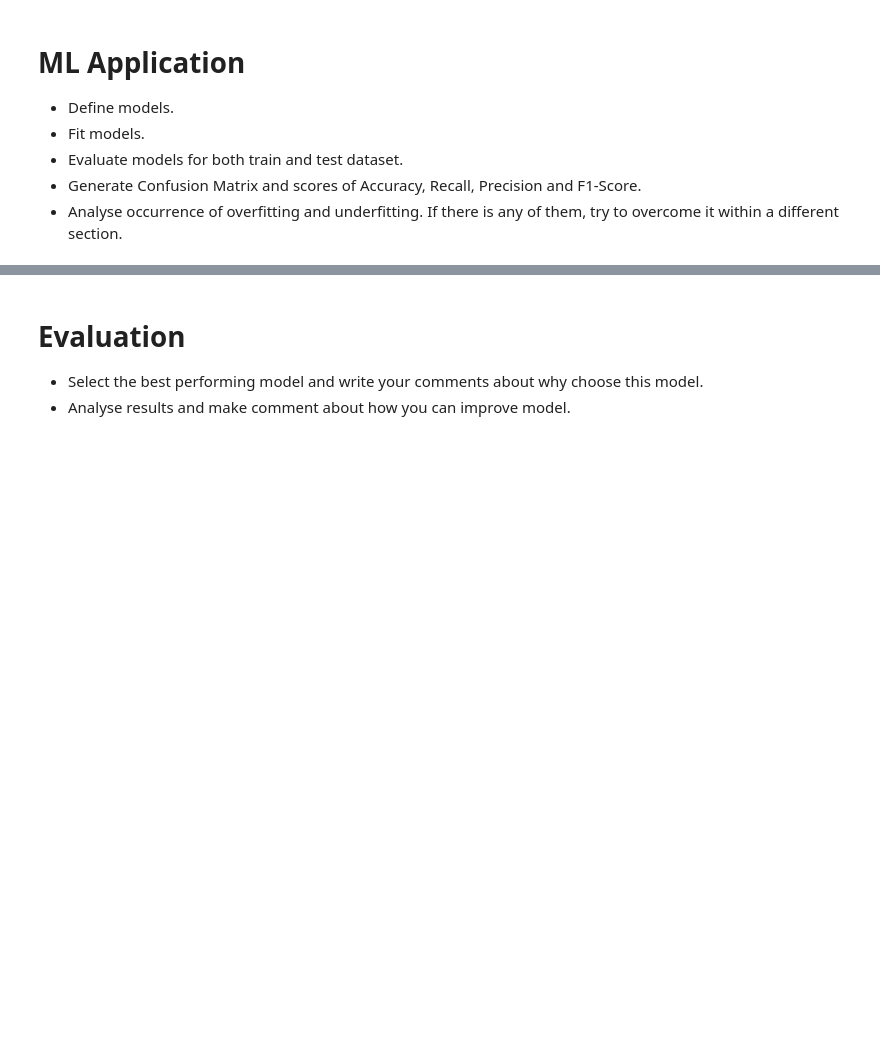
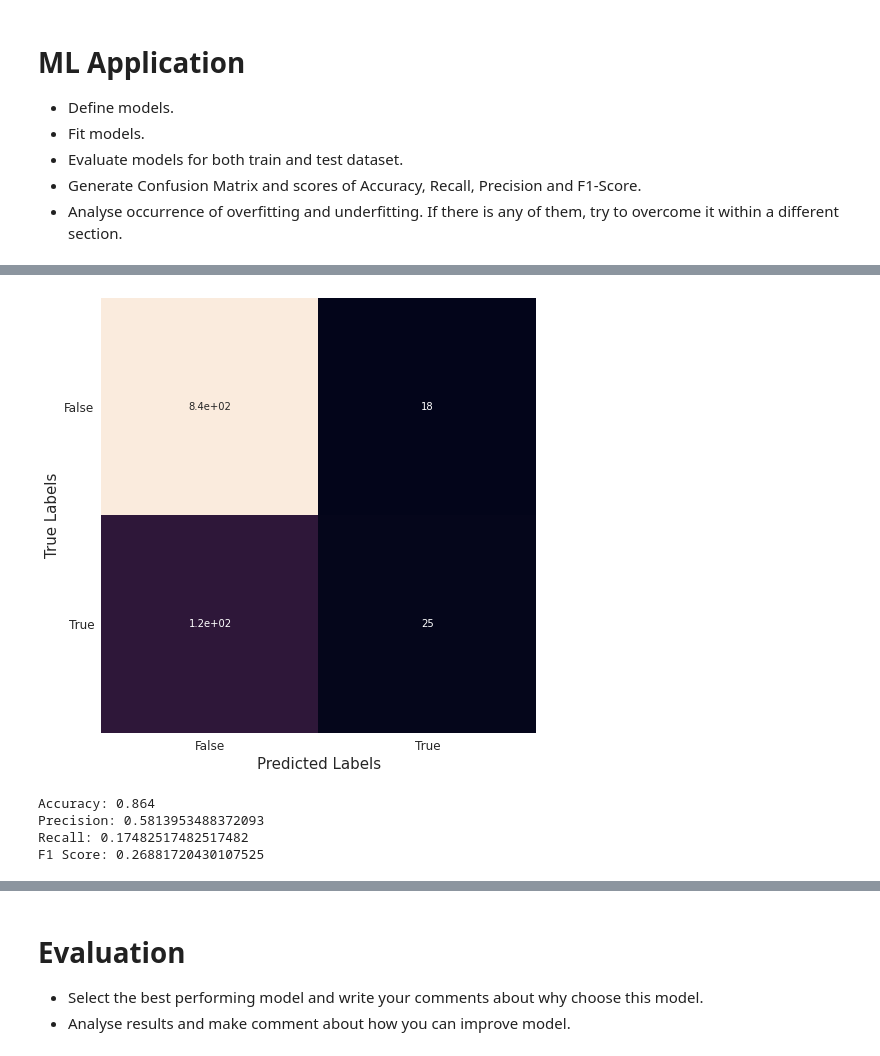
Before and after one commit to KutayAkalin/ML_Course_9-11-20, a Jupyter notebook: Project/09-11-2020 ML Course Nigeria Project 'Victoria Akintomide'.ipynb, the cells around one changed output, grey strips where cells are left out. Cells and saved outputs as stored; diff of their text form; code cells hidden in the pictures; blank space fills up the shorter version.

```diff
--- a/Project/09-11-2020 ML Course Nigeria Project 'Victoria Akintomide'.ipynb
+++ b/Project/09-11-2020 ML Course Nigeria Project 'Victoria Akintomide'.ipynb
@@ -154,0 +164,7 @@ False
+# %%
+X = data.drop('Churn', axis=1)
+y = data['Churn']
+# %%
+#scaling the variables
+X_scaled = StandardScaler().fit_transform(X)
+X_scaled
@@ -162,0 +197,9 @@ False
+# %%
+#Splitting the data
+X_train, X_test, y_train, y_test = train_test_split(X_scaled, y, test_size=0.3, random_state=42)
+# %%
+models = LogisticRegression(random_state=42, n_jobs=-1)
+cv = cross_validate(models,X_train,y_train,cv = 3, n_jobs=-1, return_estimator=True)
+
+print("Mean training accuracy: {}".format(np.mean(cv['test_score'])))
+print("Test accuracy: {}".format(cv["estimator"][0].score(X_test,y_test)))
@@ -162,0 +250,32 @@ False
+# %%
+from sklearn.metrics import confusion_matrix
+import matplotlib.pyplot as plt
+import seaborn as sns
+pred = cv["estimator"][0].predict(X_test)
+
+cm = confusion_matrix(y_test, pred)
+plt.figure(figsize=(12, 8))
+ax =sns.heatmap(cm, square=True, annot=True, cbar=False)
+ax.xaxis.set_ticklabels(["False","True"], fontsize = 12)
+ax.yaxis.set_ticklabels(["False","True"], fontsize = 12, rotation=0)
+ax.set_xlabel('Predicted Labels',fontsize = 15)
+ax.set_ylabel('True Labels',fontsize = 15)
+plt.show()
+# %% [output]
+[figure, added]
+# %%
+from sklearn.metrics import f1_score, accuracy_score, recall_score, precision_score
+
+final_model = cv["estimator"][0]
+
+y_pred = final_model.predict(X_test)
+
+print("Accuracy:",accuracy_score(y_test,y_pred))
+print("Precision:",precision_score(y_test,y_pred))
+print("Recall:",recall_score(y_test,y_pred))
+print("F1 Score:",f1_score(y_test,y_pred))
+# %% [output]
+Accuracy: 0.864
+Precision: 0.5813953488372093
+Recall: 0.17482517482517482
+F1 Score: 0.26881720430107525
```
Also changed, not shown: parts of 28 cells of this notebook.
